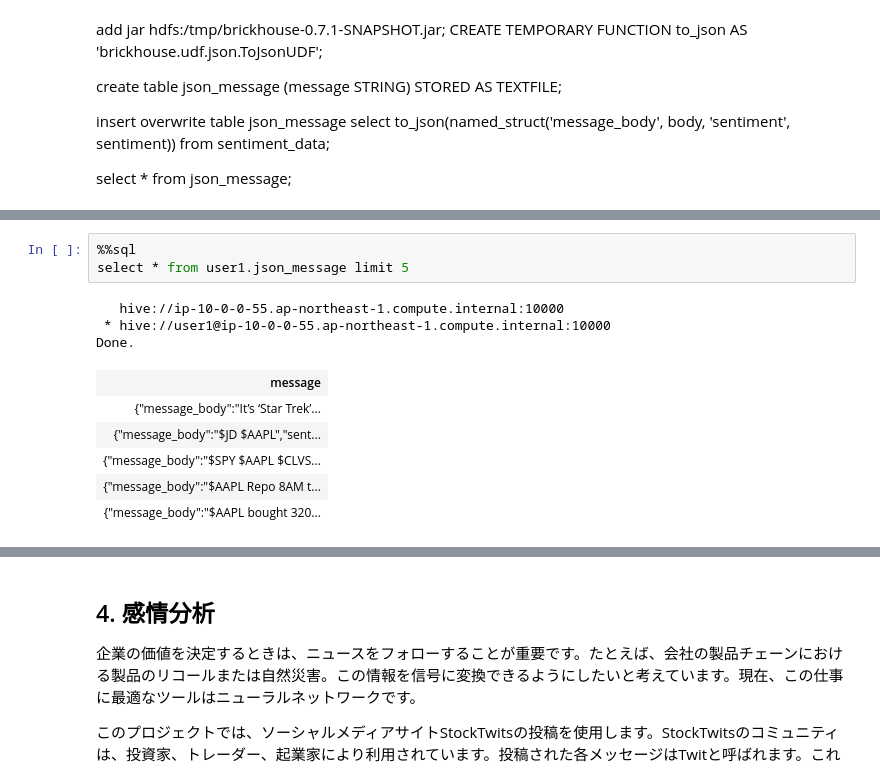
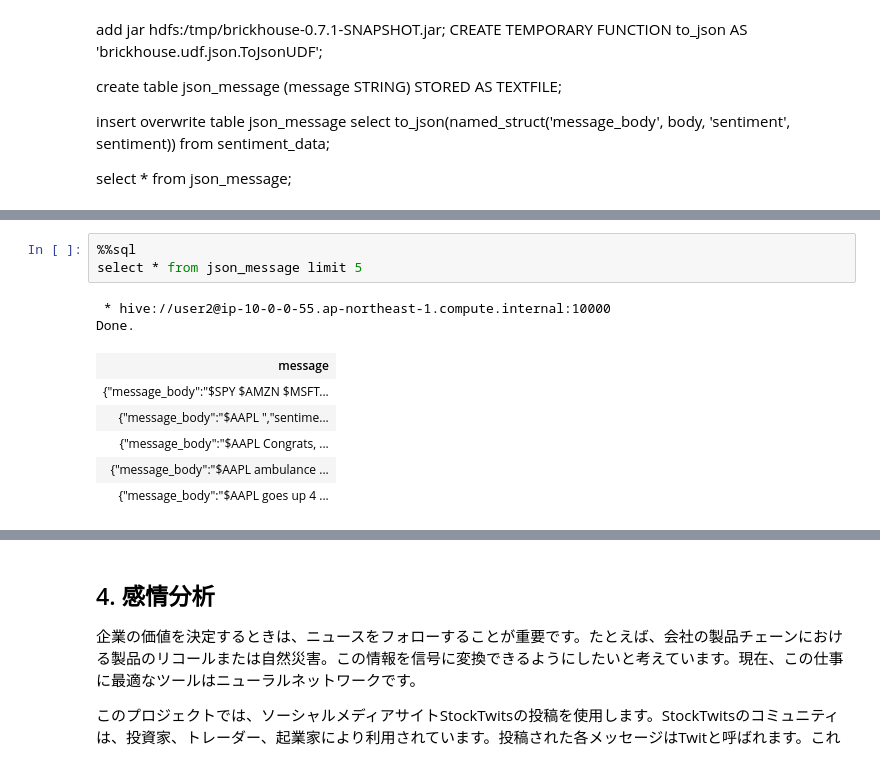
Before and after one commit to YoshiyukiKono/dsml_01_nlp, a Jupyter notebook: nlp_solution.ipynb, the cells around one changed output, grey strips where cells are left out. Cells and saved outputs as stored; diff of their text form.

```diff
--- a/nlp_solution.ipynb
+++ b/nlp_solution.ipynb
@@ -631,14 +462,13 @@ Done.
 []
 # %%
 %%sql
-select * from user1.json_message limit 5
+select * from json_message limit 5
 # %% [output]
-   hive://ip-10-0-0-55.ap-northeast-1.compute.internal:10000
- * hive://user1@ip-10-0-0-55.ap-northeast-1.compute.internal:10000
+ * hive://user2@ip-10-0-0-55.ap-northeast-1.compute.internal:10000
 Done.
 | message |
-| {"message_body":"It’s ‘Star Trek’... |
-| {"message_body":"$JD $AAPL","sent... |
-| {"message_body":"$SPY $AAPL $CLVS... |
-| {"message_body":"$AAPL Repo 8AM t... |
-| {"message_body":"$AAPL bought 320... |
+| {"message_body":"$SPY $AMZN $MSFT... |
+| {"message_body":"$AAPL ","sentime... |
+| {"message_body":"$AAPL Congrats, ... |
+| {"message_body":"$AAPL ambulance ... |
+| {"message_body":"$AAPL goes up 4 ... |
```
Also changed, not shown: parts of 51 cells of this notebook.
